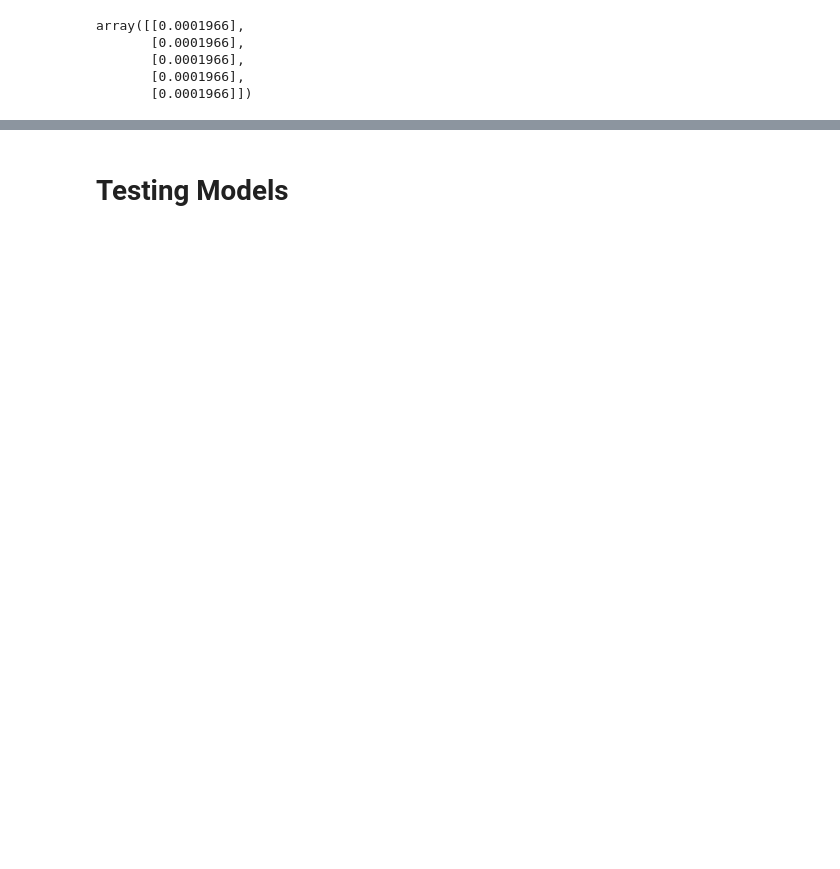
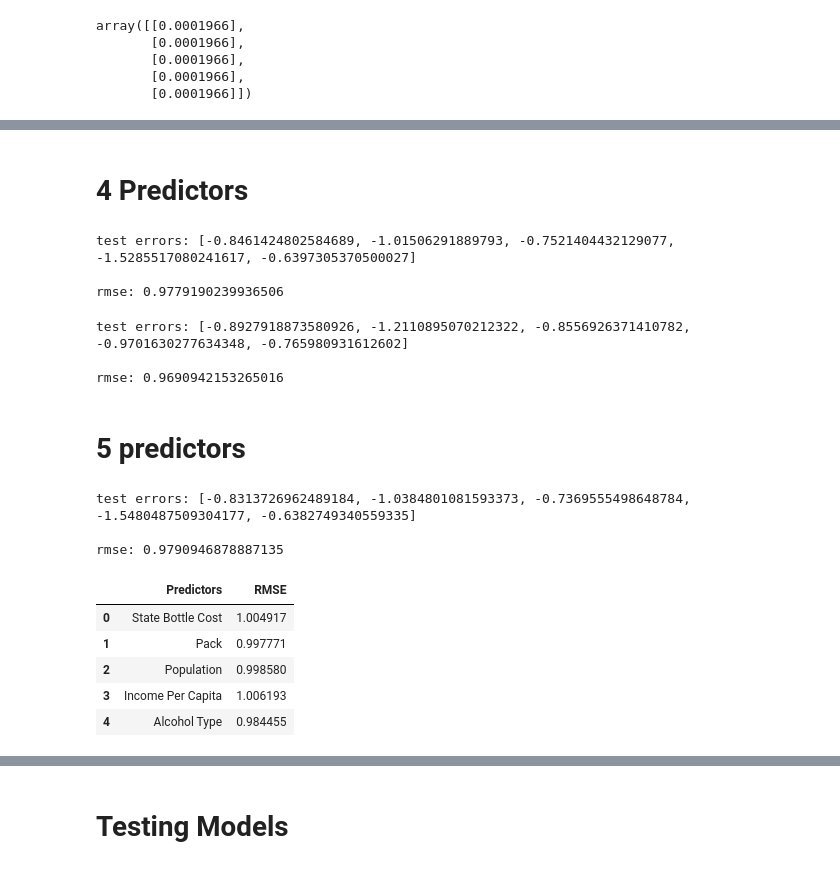
Before and after one commit to juliandavis7/401_Project1, a Jupyter notebook: compare_models.ipynb, the cells around one changed output, grey strips where cells are left out. Saved outputs shown, nothing was run; the diff lists cells and outputs as text; code cells hidden in the pictures; blank space fills up the shorter version.

```diff
--- a/compare_models.ipynb
+++ b/compare_models.ipynb
@@ -169,0 +297,66 @@ array([[0.0001966],
+# %% [markdown]
+# 4 Predictors
+# %%
+# 4 predictor: Alcohol Type , pack, state bottle cost, population
+df_test = df[["Pack","State Bottle Cost","Population","Consolidated_Brandy","Consolidated_Gin","Consolidated_Rum",
+              "Consolidated_Schnapps","Consolidated_Tequila","Consolidated_Vodka","Consolidated_Whiskey",
+              "Volume Sold (Gallons) Per Capita"]]
+df_test = standardize(df_test)
+response = "Volume Sold (Gallons) Per Capita"
+folds = k_fold(5,df_test)
+out = cv(folds, response)
+print("test errors:", out[0])
+print("     ")
+print("rmse:", out[1])
+# %% [output]
+test errors: [-0.8461424802584689, -1.01506291889793, -0.7521404432129077, -1.5285517080241617, -0.6397305370500027]
+
+rmse: 0.9779190239936506
+# %%
+# 4 predictor: Alcohol Type , pack, state bottle cost, income per capita
+df_test = df[["Pack","State Bottle Cost","Income Per Capita","Consolidated_Brandy","Consolidated_Gin","Consolidated_Rum",
+              "Consolidated_Schnapps","Consolidated_Tequila","Consolidated_Vodka","Consolidated_Whiskey",
+              "Volume Sold (Gallons) Per Capita"]]
+df_test = standardize(df_test)
+response = "Volume Sold (Gallons) Per Capita"
+folds = k_fold(5,df_test)
+out = cv(folds, response)
+print("test errors:", out[0])
+print("     ")
+print("rmse:", out[1])
+four_pr1 = out[1]
+# %% [output]
+test errors: [-0.8927918873580926, -1.2110895070212322, -0.8556926371410782, -0.9701630277634348, -0.765980931612602]
+
+rmse: 0.9690942153265016
+# %% [markdown]
+# 5 predictors
+# %%
+# 5 predictor: Alcohol Type , pack, state bottle cost, income per capita
+df_test = df[["Pack","State Bottle Cost","Income Per Capita","Consolidated_Brandy","Consolidated_Gin","Consolidated_Rum",
+              "Consolidated_Schnapps","Consolidated_Tequila","Consolidated_Vodka","Consolidated_Whiskey",
+              "Population","Volume Sold (Gallons) Per Capita"]]
+df_test = standardize(df_test)
+response = "Volume Sold (Gallons) Per Capita"
+folds = k_fold(5,df_test)
+out = cv(folds, response)
+print("test errors:", out[0])
+print("     ")
+print("rmse:", out[1])
+five_pr = out[1]
+# %% [output]
+test errors: [-0.8313726962489184, -1.0384801081593373, -0.7369555498648784, -1.5480487509304177, -0.6382749340559335]
+
+rmse: 0.9790946878887135
+# %%
+data = {"Predictors": ["State Bottle Cost", "Pack","Population","Income Per Capita", "Alcohol Type"],
+       "RMSE": [SBC, PCK,PPLN,IPC,ALC],}
+one_predictor = pd.DataFrame(data, columns = ["Predictors", "RMSE"])
+one_predictor
+# %% [output]
+|  | Predictors | RMSE |
+| 0 | State Bottle Cost | 1.004917 |
+| 1 | Pack | 0.997771 |
+| 2 | Population | 0.998580 |
+| 3 | Income Per Capita | 1.006193 |
+| 4 | Alcohol Type | 0.984455 |
```
Also changed, not shown: parts of 48 cells of this notebook.
